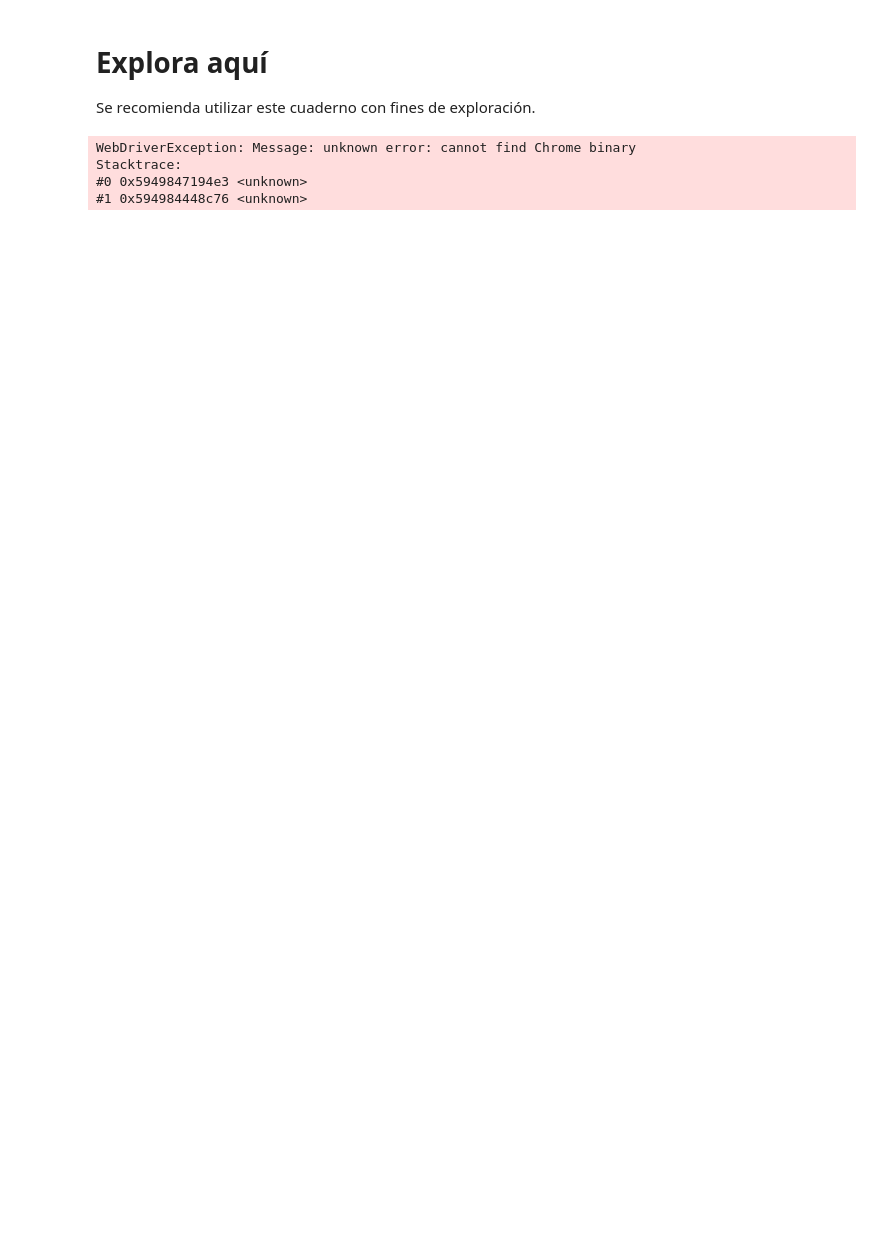
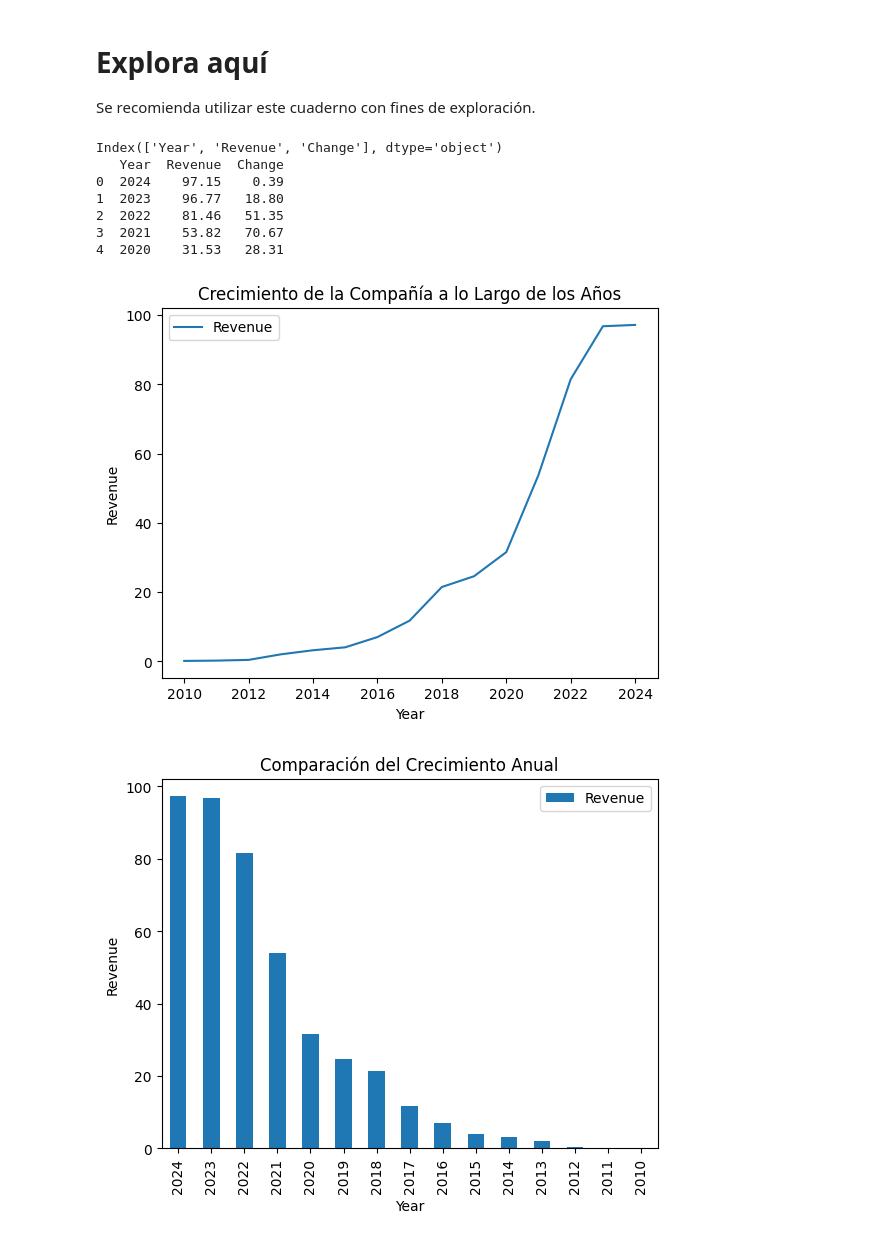
Before and after one commit to Vic1CR/web-scraping-project-tutorial, a Jupyter notebook: src/explore.es.ipynb, the cells around one changed output. Drawn from its saved outputs; the diff is of its cells as text; code cells hidden in the pictures; blank space fills up the shorter version.

```diff
--- a/src/explore.es.ipynb
+++ b/src/explore.es.ipynb
@@ -3,37 +3,19 @@
 
 Se recomienda utilizar este cuaderno con fines de exploración.
 # %%
+import requests
+from io import StringIO
+from bs4 import BeautifulSoup
 import pandas as pd
 import sqlite3
 import matplotlib.pyplot as plt
-from selenium import webdriver
-from selenium.webdriver.common.by import By
-from selenium.webdriver.chrome.service import Service
-from webdriver_manager.chrome import ChromeDriverManager
-from bs4 import BeautifulSoup
-from io import StringIO
-import time
 
-# Configurar Selenium y ChromeDriver
-options = webdriver.ChromeOptions()
-options.add_argument('--headless')  # Opcional: Ejecutar el navegador en modo headless
+# Paso 2: Descargar HTML
+url = "https://companies-market-cap-copy.vercel.app/index.html"
+response = requests.get(url)
+html_content = response.text
 
-driver = webdriver.Chrome(
-    service=Service(ChromeDriverManager().install()),
-    options=options
-)
-
-# Descargar HTML con Selenium
-url = "https://companies-market-cap-copy.vercel.app/index.html"
-driver.get(url)
-time.sleep(3)  # Esperar a que la página se cargue completamente
-
-html_content = driver.page_source
-
-# Cerrar el navegador
-driver.quit()
-
-# Transformar el HTML
+# Paso 3: Transformar el HTML
 soup = BeautifulSoup(html_content, 'html.parser')
 tables = soup.find_all('table')
 
@@ -41,7 +23,7 @@ tables = soup.find_all('table')
 annual_growth_table = tables[0]
 df = pd.read_html(StringIO(str(annual_growth_table)))[0]
 
-# Procesar el DataFrame
+# Paso 4: Procesar el DataFrame
 df.columns = df.columns.str.strip()
 df = df.apply(lambda x: x.str.replace('$', '').str.replace('B', '').str.strip() if x.dtype == "object" else x)
 df.dropna(inplace=True)
@@ -56,39 +38,62 @@ df.dropna(subset=['Year', 'Revenue', 'Change'], inplace=True)
 print(df.columns)  # Esto debería imprimir: Index(['Year', 'Revenue', 'Change'], dtype='object')
 print(df.head())
 
-# Almacenar los datos en sqlite
+# Paso 5: Almacenar los datos en sqlite
 # Conectar a la base de datos (o crearla si no existe)
 conn = sqlite3.connect('company_growth.db')
 
 # Crear un cursor para ejecutar consultas SQL
 cursor = conn.cursor()
 
 # Crear la tabla 'annual_growth'
 cursor.execute('''
 CREATE TABLE IF NOT EXISTS annual_growth (
     Year INTEGER,
     Revenue REAL,
     Change REAL
 )
 ''')
 
 # Insertar los valores del DataFrame en la tabla
 for index, row in df.iterrows():
     cursor.execute('''
     INSERT INTO annual_growth (Year, Revenue, Change)
     VALUES (?, ?, ?)
     ''', (row['Year'], row['Revenue'], row['Change']))
 
 # Guardar (commit) los cambios
 conn.commit()
 
 # Cerrar la conexión
 conn.close()
 
-# Visualizar los datos
-# Gráfico de líneas
+# Paso 6: Visualizar los datos
+# Gráfico de líneas para Revenue
+df.plot(x='Year', y='Revenue', kind='line')
+plt.title('Crecimiento de la Compañía a lo Largo de los Años')
+plt.xlabel('Year')
+plt.ylabel('Revenue')
+plt.show()
+
+# Gráfico de barras para Revenue
+df.plot(x='Year', y='Revenue', kind='bar')
+plt.title('Comparación del Crecimiento Anual')
+plt.xlabel('Year')
+plt.ylabel('Revenue')
+plt.show()
+
+# Gráfico de pastel para Change
+df.set_index('Year')['Change'].plot.pie(autopct='%1.1f%%', startangle=90)
+plt.title('Proporción del Crecimiento por Año')
+plt.ylabel('')
+plt.show()
 # %% [output]
-WebDriverException: Message: unknown error: cannot find Chrome binary
-Stacktrace:
-#0 0x5949847194e3 <unknown>
-#1 0x594984448c76 <unknown>
+Index(['Year', 'Revenue', 'Change'], dtype='object')
+   Year  Revenue  Change
+0  2024    97.15    0.39
+1  2023    96.77   18.80
+2  2022    81.46   51.35
+3  2021    53.82   70.67
+4  2020    31.53   28.31
+[figure, added]
+[figure, added]
```
Also changed, not shown: parts of 1 cell of this notebook, 3 other files.
